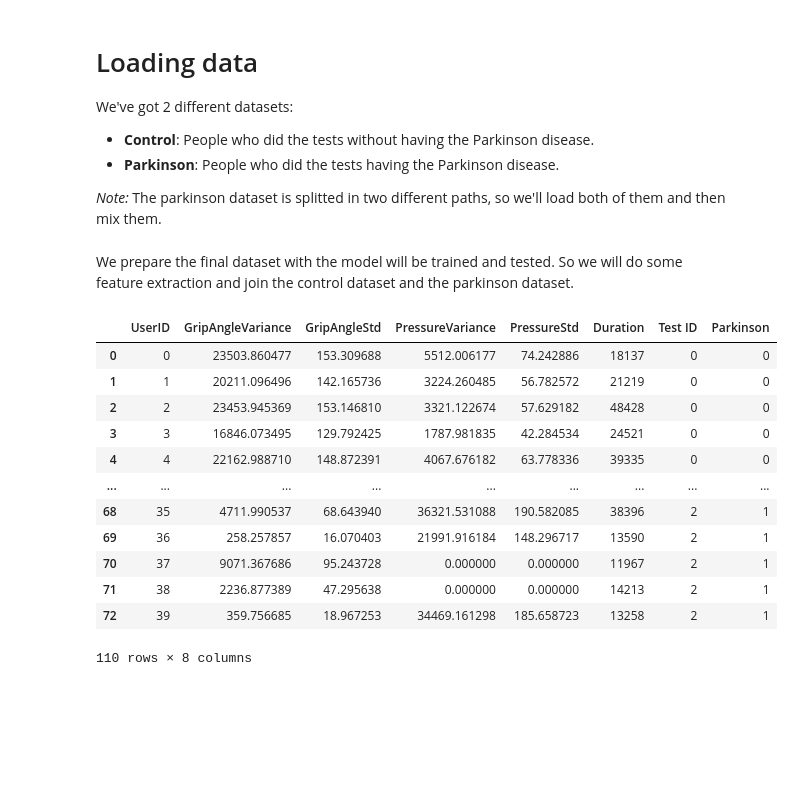
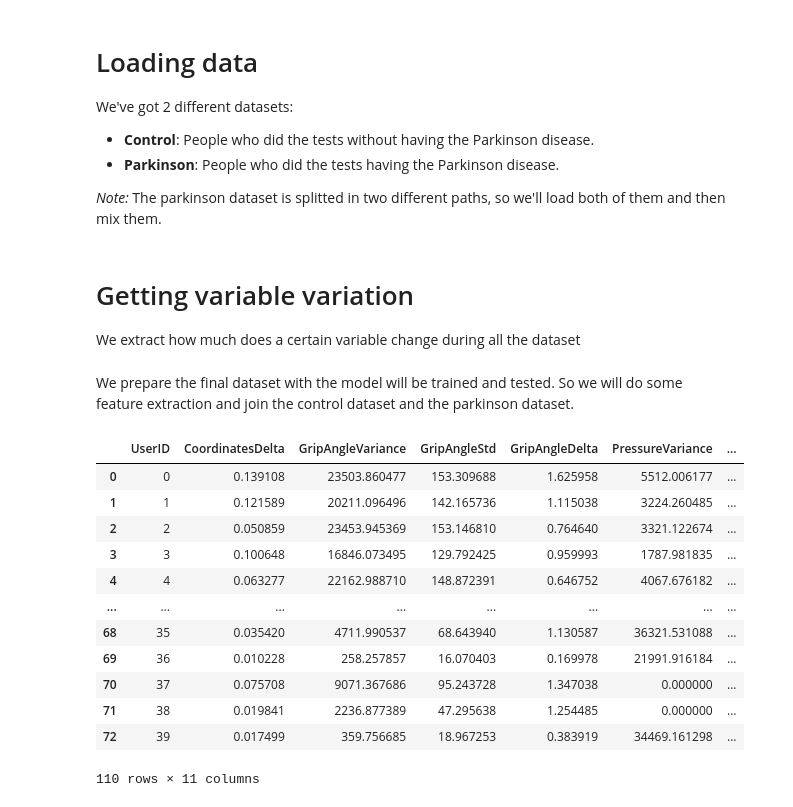
Before and after one commit to ErlantzCalvo/Parkinson_Detection, a Jupyter notebook: Parkinson_disease.ipynb, the cells around one changed output. Saved outputs shown, nothing was run; the diff lists cells and outputs as text; code cells hidden in the pictures; blank space fills up the shorter version.

```diff
--- a/Parkinson_disease.ipynb
+++ b/Parkinson_disease.ipynb
@@ -66,8 +89,6 @@ def loadDatasets(control_path, parkinson_path):
     userid +=1
 
 
-
-
   #Load parkinson dataset
   parkinson_files = os.listdir(parkinson_path)
   df_parkinson = pd.DataFrame(columns=COLUMN_NAMES)
@@ -79,13 +100,13 @@ def loadDatasets(control_path, parkinson_path):
     df_parkinson = df_parkinson.append(new_user)
     userid +=1
 
-  '''parkinson_files =  os.listdir(PARKINSON_DATASET_PATH_2)
+  parkinson_files =  os.listdir(PARKINSON_DATASET_PATH_2)
   for k in tqdm(range(len(parkinson_files)), desc= 'Parkinson files: ', unit=' files'):
     new_user_path = os.path.join(PARKINSON_DATASET_PATH_2, parkinson_files[i])
     new_user = pd.read_csv(new_user_path, header=None,  sep=';')
     new_user['UserId'] = userid
     df_parkinson = df_parkinson.append(new_user)
-    userid +=1'''
+    userid +=1
 
 
   #df_parkinson.columns = COLUMN_NAMES
@@ -118,54 +115,77 @@ for k in range(3):
+# %% [markdown]
+# Getting variable variation
+We extract how much does a certain variable change during all the dataset
+# %%
+def getSubjectDeltas(subjectData):
+  subjectGripAngleDelta = 0
+  subjectPressureDelta = 0
+  subjectCoordDelta = 0
+
+  for i in range(len(subjectData)-1):
+    subjectGripAngleDelta += abs(subjectData['GripAngle'].iloc[i+1] - subjectData['GripAngle'].iloc[i])
+
+    subjectPressureDelta += abs(subjectData['Pressure'].iloc[i+1] - subjectData['Pressure'].iloc[i])
+    subjectPressureDelta += abs(subjectData['Z'].iloc[i+1] - subjectData['Z'].iloc[i])
+
+    subjectCoordDelta += abs(subjectData['X'].iloc[i+1] - subjectData['X'].iloc[i]) + abs(subjectData['Y'].iloc[i+1] - subjectData['Y'].iloc[i])
+
+  return subjectGripAngleDelta, subjectPressureDelta, subjectCoordDelta
 # %% [markdown]
 We prepare the final dataset with the model will be trained and tested. So we will do some feature extraction and join the control dataset and the parkinson dataset.
 # %%
 def extractFeatures(dataset, subjects, isParkinson):
-  NEW_COLUMNS = ['UserID', 'GripAngleVariance', 'GripAngleStd', 'PressureVariance', 'PressureStd', 'Duration', 'Test ID', 'Parkinson']
+  NEW_COLUMNS = ['UserID', 'CoordinatesDelta','GripAngleVariance', 'GripAngleStd', 'GripAngleDelta', 'PressureVariance', 'PressureStd', 'PressureDelta', 'Duration', 'Test ID', 'Parkinson']
   df_polished = pd.DataFrame(columns=NEW_COLUMNS)
 
   for i in range(3):
-    for j in range(len(subjects)):
+    for j in tqdm(range(len(subjects)), desc=f'Test {j}: '):
       df_subject = dataset[(dataset['Test ID'] ==i) & (dataset['UserId']==subjects[j])]
 
       if len(df_subject)>0:
         #insert new values to the dataset
         angleVariance = df_subject['GripAngle'].var()
         angleStDeviation = df_subject['GripAngle'].std()
 
         pressureVariance =  df_subject['Pressure'].var()
         pressureStDeviation = df_subject['Pressure'].std()
 
         startTime = df_subject['Timestamp'].iloc[0]
         endTime = df_subject['Timestamp'].iloc[-1]
         duration = endTime - startTime
 
-        df_polished = df_polished.append({'UserID': int(subjects[j]), 'GripAngleVariance' : angleVariance, 'GripAngleStd' : angleStDeviation, 'PressureVariance' : pressureVariance, 'PressureStd' : pressureStDeviation, 'Duration' : duration, 'Test ID' : i, 'Parkinson' : isParkinson},ignore_index = True)
+        gripAngleDelta, pressureDelta, coordDelta = getSubjectDeltas(df_subject)
+        gripAngleDelta = gripAngleDelta / duration
+        pressureeDelta = pressureDelta / duration
+        coordDelta = coordDelta / duration
+
+        df_polished = df_polished.append({'UserID': int(subjects[j]), 'CoordinatesDelta' : coordDelta, 'GripAngleVariance' : angleVariance, 'GripAngleStd' : angleStDeviation, 'GripAngleDelta' : gripAngleDelta, 'PressureVariance' : pressureVariance, 'PressureStd' : pressureStDeviation, 'PressureDelta' : pressureDelta, 'Duration' : duration, 'Test ID' : i, 'Parkinson' : isParkinson},ignore_index = True)
         df_polished[['UserID', 'Duration', 'Test ID', 'Parkinson']] =  df_polished[['UserID', 'Duration', 'Test ID', 'Parkinson']].astype(int)
   return df_polished
 
 def prepareDataset(controlDataset, parkinsonDataset):
   control_usersId = controlDataset['UserId'].unique()
   control_polished = extractFeatures(controlDataset, control_usersId, 0)
 
   parkinson_usersId = parkinsonDataset['UserId'].unique()
   parkinson_polished = extractFeatures(parkinsonDataset, parkinson_usersId, 1)
 
   frames = [control_polished, parkinson_polished]
   final_dataset = pd.concat(frames)
 
   return final_dataset
 final_dataset = prepareDataset(df_control, df_parkinson)
 final_dataset
 # %% [output]
-|  | UserID | GripAngleVariance | GripAngleStd | PressureVariance | PressureStd | Duration | Test ID | Parkinson |
-| 0 | 0 | 23503.860477 | 153.309688 | 5512.006177 | 74.242886 | 18137 | 0 | 0 |
-| 1 | 1 | 20211.096496 | 142.165736 | 3224.260485 | 56.782572 | 21219 | 0 | 0 |
-| 2 | 2 | 23453.945369 | 153.146810 | 3321.122674 | 57.629182 | 48428 | 0 | 0 |
-| 3 | 3 | 16846.073495 | 129.792425 | 1787.981835 | 42.284534 | 24521 | 0 | 0 |
-| 4 | 4 | 22162.988710 | 148.872391 | 4067.676182 | 63.778336 | 39335 | 0 | 0 |
-| ... | ... | ... | ... | ... | ... | ... | ... | ... |
-| 68 | 35 | 4711.990537 | 68.643940 | 36321.531088 | 190.582085 | 38396 | 2 | 1 |
-| 69 | 36 | 258.257857 | 16.070403 | 21991.916184 | 148.296717 | 13590 | 2 | 1 |
-| 70 | 37 | 9071.367686 | 95.243728 | 0.000000 | 0.000000 | 11967 | 2 | 1 |
-| 71 | 38 | 2236.877389 | 47.295638 | 0.000000 | 0.000000 | 14213 | 2 | 1 |
-| 72 | 39 | 359.756685 | 18.967253 | 34469.161298 | 185.658723 | 13258 | 2 | 1 |
+|  | UserID | CoordinatesDelta | GripAngleVariance | GripAngleStd | GripAngleDelta | PressureVariance | ... |
+| 0 | 0 | 0.139108 | 23503.860477 | 153.309688 | 1.625958 | 5512.006177 | ... |
+| 1 | 1 | 0.121589 | 20211.096496 | 142.165736 | 1.115038 | 3224.260485 | ... |
+| 2 | 2 | 0.050859 | 23453.945369 | 153.146810 | 0.764640 | 3321.122674 | ... |
+| 3 | 3 | 0.100648 | 16846.073495 | 129.792425 | 0.959993 | 1787.981835 | ... |
+| 4 | 4 | 0.063277 | 22162.988710 | 148.872391 | 0.646752 | 4067.676182 | ... |
+| ... | ... | ... | ... | ... | ... | ... | ... |
+| 68 | 35 | 0.035420 | 4711.990537 | 68.643940 | 1.130587 | 36321.531088 | ... |
+| 69 | 36 | 0.010228 | 258.257857 | 16.070403 | 0.169978 | 21991.916184 | ... |
+| 70 | 37 | 0.075708 | 9071.367686 | 95.243728 | 1.347038 | 0.000000 | ... |
+| 71 | 38 | 0.019841 | 2236.877389 | 47.295638 | 1.254485 | 0.000000 | ... |
+| 72 | 39 | 0.017499 | 359.756685 | 18.967253 | 0.383919 | 34469.161298 | ... |
-110 rows × 8 columns
+110 rows × 11 columns
```
Also changed, not shown: parts of 11 cells of this notebook.
